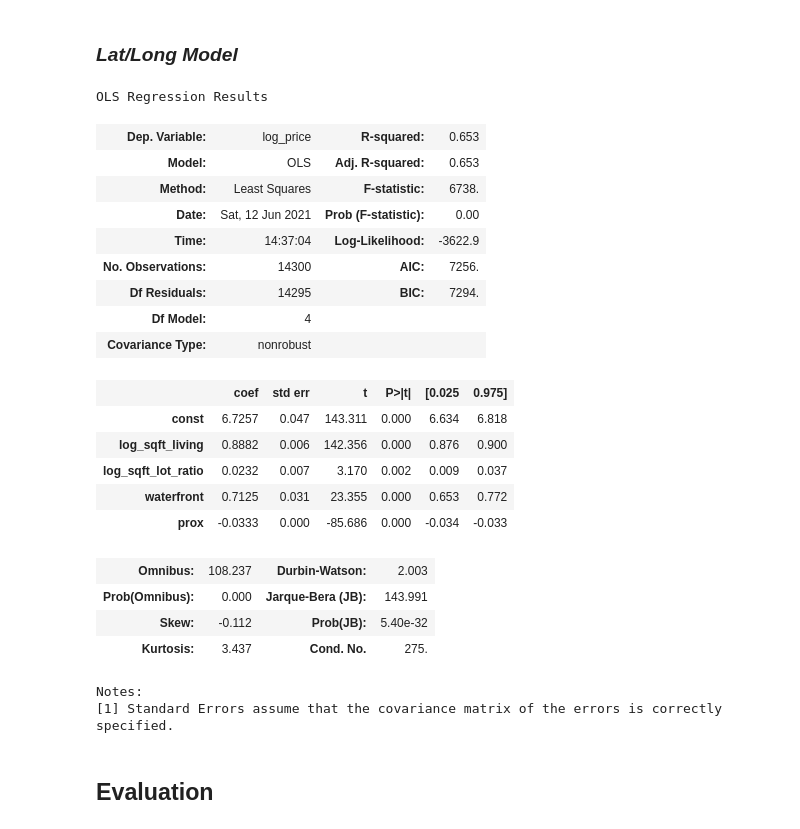
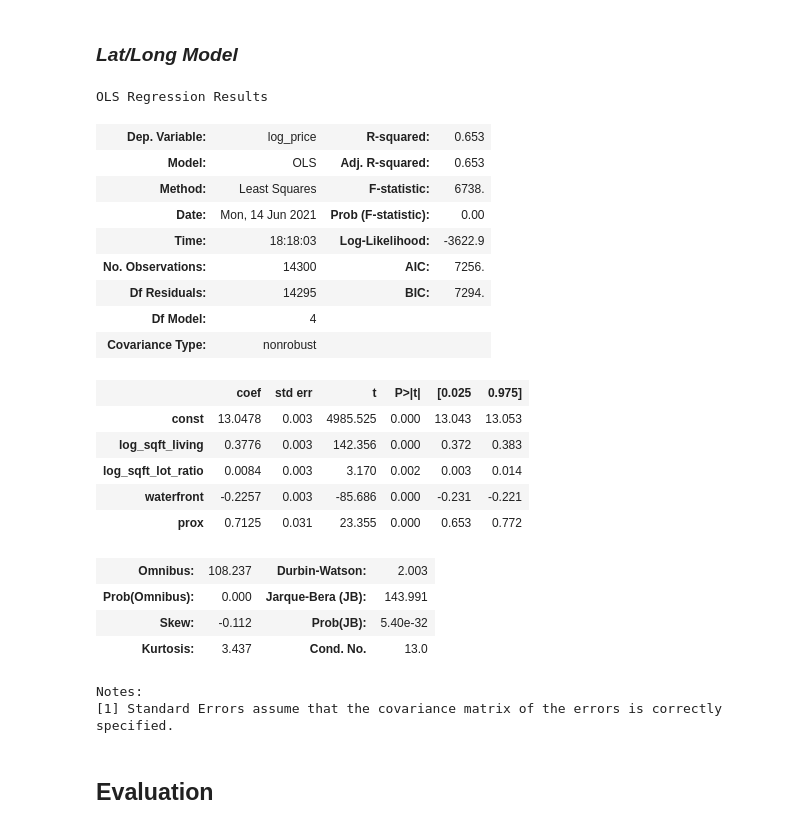
Before and after one commit to jonnyhof/kings_county_housing_analysis, a Jupyter notebook: jonny_king_county_analysis.ipynb, the cells around one changed output. Cells and saved outputs as stored; diff of their text form; code cells hidden in the pictures.

```diff
--- a/jonny_king_county_analysis.ipynb
+++ b/jonny_king_county_analysis.ipynb
@@ -447,6 +503,15 @@ ll_X_train.head()
 | 21015 | 7.522941 | 0.000000 | 0.0 | 16.228043 |
 | 10094 | 7.114769 | -0.362488 | 0.0 | 18.458349 |
 | 20580 | 7.969012 | -1.378506 | 0.0 | 10.906042 |
+# %%
+# now column transform to scale features
+
+ct_ll = ColumnTransformer([
+        ('ll_transform', StandardScaler(), ['log_sqft_living', 'log_sqft_lot_ratio', 'prox'])
+    ], remainder='passthrough')
+
+ll_X_train_scaled = pd.DataFrame(ct_ll.fit_transform(ll_X_train), columns=list(ll_X_train.columns))
+ll_X_test_scaled = pd.DataFrame(ct_ll.transform(ll_X_test), columns=list(ll_X_test.columns))
 # %% [markdown]
 Looks good, this dataframe is ready for modeling.
 # %% [markdown]
@@ -477,8 +544,12 @@ r2_baseline
 The FSM naive model predicts the average price across all homes. The coefficient of determination for the FSM is below zero. Hopefully we can do better than that.
 # %% [markdown]
 ### *Zipcode Model*
+# %%
+y_df_train.reset_index(drop=True, inplace=True)
+y_df_test.reset_index(drop=True, inplace=True)
 # %%
-X = zip_X_train
+X = zip_X_train_scaled
+# scaling messed with index so we need to reset y so they match
 y = y_df_train
 
 model = sm.OLS(y, sm.add_constant(X))
@@ -524,7 +637,7 @@ Checking the p-value column for accuracy of the predictors we can see that certa
 # %% [markdown]
 ### *KC Model*
 # %%
-X = kc_X_train
+X = kc_X_train_scaled
 y = y_df_train
 
 model = sm.OLS(y, sm.add_constant(X))
@@ -570,35 +683,35 @@ Looking at the p-value row, we can see that everything predicted well except for
 # %% [markdown]
 ### *Lat/Long Model*
 # %%
-X = ll_X_train
+X = ll_X_train_scaled
 y = y_df_train
 
 model = sm.OLS(y, sm.add_constant(X))
 
 results = model.fit()
 
 results.summary()
 # %% [output]
 OLS Regression Results
 | Dep. Variable: | log_price | R-squared: | 0.653 |
 | Model: | OLS | Adj. R-squared: | 0.653 |
 | Method: | Least Squares | F-statistic: | 6738. |
-| Date: | Sat, 12 Jun 2021 | Prob (F-statistic): | 0.00 |
-| Time: | 14:37:04 | Log-Likelihood: | -3622.9 |
+| Date: | Mon, 14 Jun 2021 | Prob (F-statistic): | 0.00 |
+| Time: | 18:18:03 | Log-Likelihood: | -3622.9 |
 | No. Observations: | 14300 | AIC: | 7256. |
 | Df Residuals: | 14295 | BIC: | 7294. |
 | Df Model: | 4 |  |  |
 | Covariance Type: | nonrobust |  |  |
 |  | coef | std err | t | P>|t| | [0.025 | 0.975] |
-| const | 6.7257 | 0.047 | 143.311 | 0.000 | 6.634 | 6.818 |
-| log_sqft_living | 0.8882 | 0.006 | 142.356 | 0.000 | 0.876 | 0.900 |
-| log_sqft_lot_ratio | 0.0232 | 0.007 | 3.170 | 0.002 | 0.009 | 0.037 |
-| waterfront | 0.7125 | 0.031 | 23.355 | 0.000 | 0.653 | 0.772 |
-| prox | -0.0333 | 0.000 | -85.686 | 0.000 | -0.034 | -0.033 |
+| const | 13.0478 | 0.003 | 4985.525 | 0.000 | 13.043 | 13.053 |
+| log_sqft_living | 0.3776 | 0.003 | 142.356 | 0.000 | 0.372 | 0.383 |
+| log_sqft_lot_ratio | 0.0084 | 0.003 | 3.170 | 0.002 | 0.003 | 0.014 |
+| waterfront | -0.2257 | 0.003 | -85.686 | 0.000 | -0.231 | -0.221 |
+| prox | 0.7125 | 0.031 | 23.355 | 0.000 | 0.653 | 0.772 |
 | Omnibus: | 108.237 | Durbin-Watson: | 2.003 |
 | Prob(Omnibus): | 0.000 | Jarque-Bera (JB): | 143.991 |
 | Skew: | -0.112 | Prob(JB): | 5.40e-32 |
-| Kurtosis: | 3.437 | Cond. No. | 275. |
+| Kurtosis: | 3.437 | Cond. No. | 13.0 |
 Notes:
 [1] Standard Errors assume that the covariance matrix of the errors is correctly specified.
 # %% [markdown]
```
Also changed, not shown: parts of 29 cells of this notebook.
